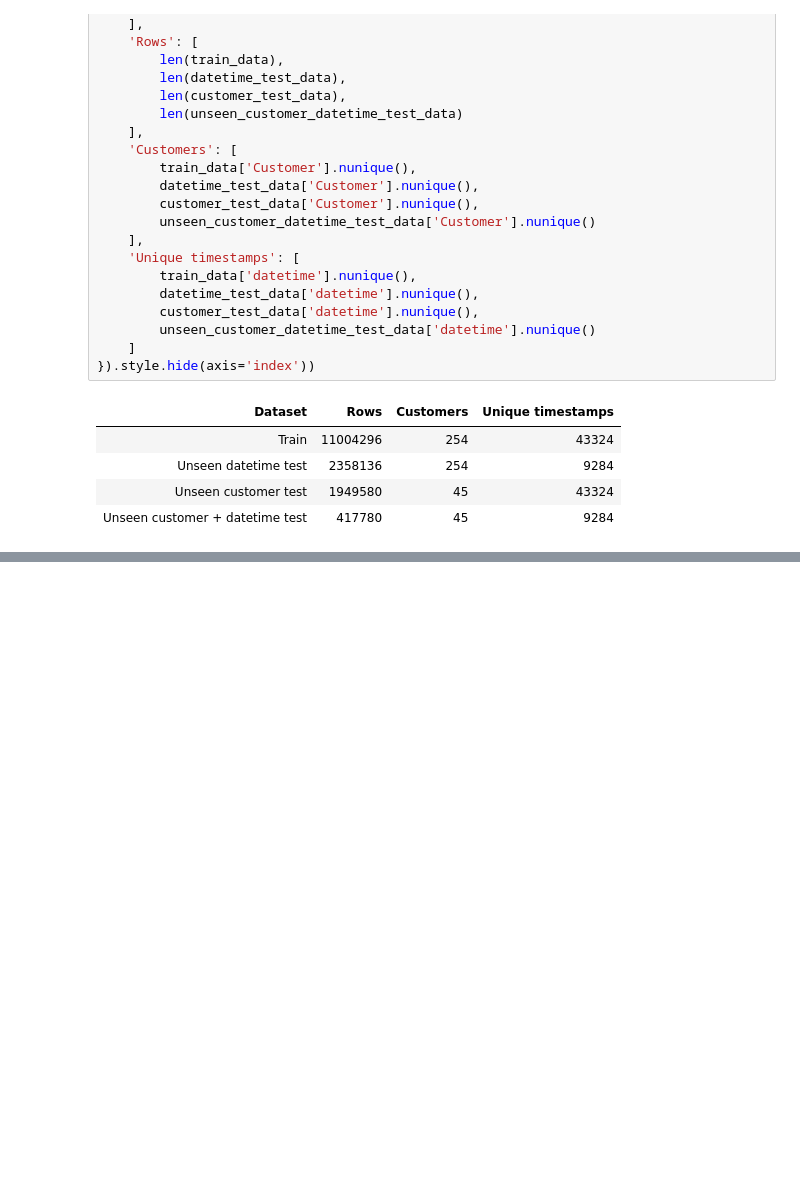
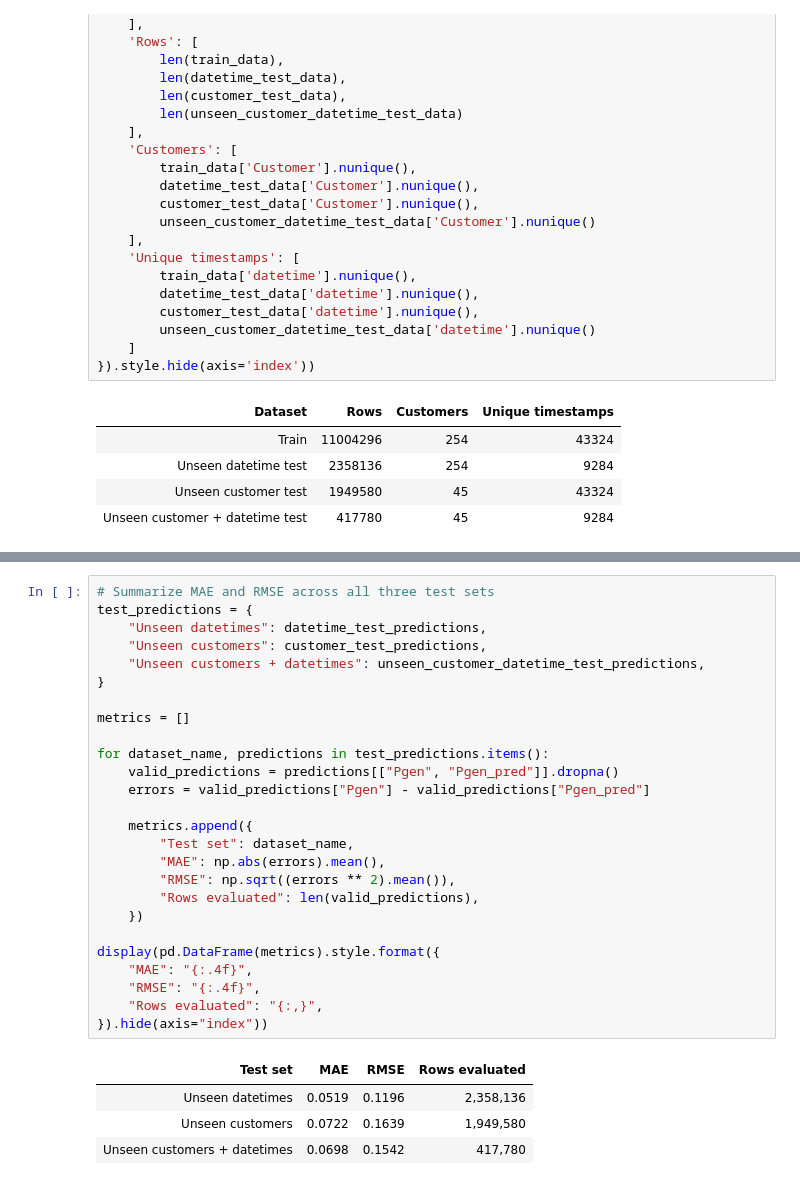
Before and after one commit to codettlaff/Energy-Disaggregation, a Jupyter notebook: regression/regression_v2.ipynb, the cells around one changed output, grey strips where cells are left out. Drawn from its saved outputs; the diff is of its cells as text; blank space fills up the shorter version.

```diff
--- a/regression/regression_v2.ipynb
+++ b/regression/regression_v2.ipynb
@@ -199,0 +345,31 @@ we train this model for two scenarios. in the first scenario, we train on histor
+# %%
+# Summarize MAE and RMSE across all three test sets
+test_predictions = {
+    "Unseen datetimes": datetime_test_predictions,
+    "Unseen customers": customer_test_predictions,
+    "Unseen customers + datetimes": unseen_customer_datetime_test_predictions,
+}
+
+metrics = []
+
+for dataset_name, predictions in test_predictions.items():
+    valid_predictions = predictions[["Pgen", "Pgen_pred"]].dropna()
+    errors = valid_predictions["Pgen"] - valid_predictions["Pgen_pred"]
+
+    metrics.append({
+        "Test set": dataset_name,
+        "MAE": np.abs(errors).mean(),
+        "RMSE": np.sqrt((errors ** 2).mean()),
+        "Rows evaluated": len(valid_predictions),
+    })
+
+display(pd.DataFrame(metrics).style.format({
+    "MAE": "{:.4f}",
+    "RMSE": "{:.4f}",
+    "Rows evaluated": "{:,}",
+}).hide(axis="index"))
+# %% [output]
+| Test set | MAE | RMSE | Rows evaluated |
+| Unseen datetimes | 0.0519 | 0.1196 | 2,358,136 |
+| Unseen customers | 0.0722 | 0.1639 | 1,949,580 |
+| Unseen customers + datetimes | 0.0698 | 0.1542 | 417,780 |
```
Also changed, not shown: parts of 13 cells of this notebook.
